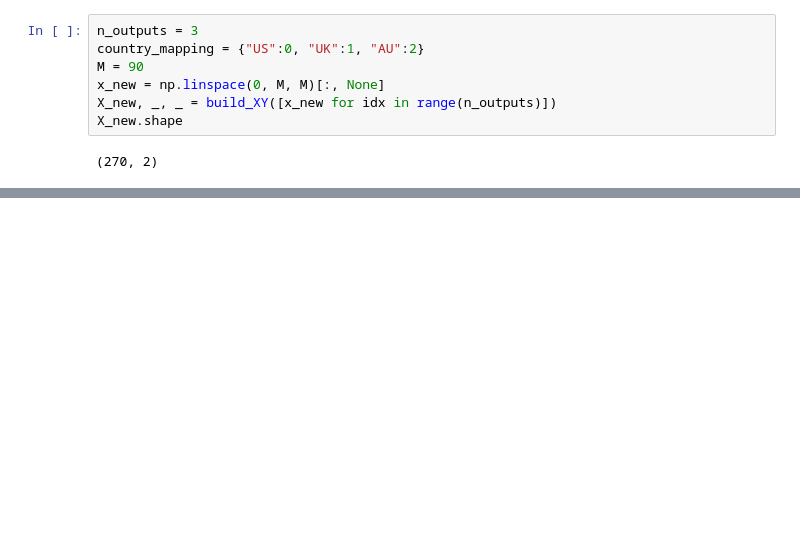
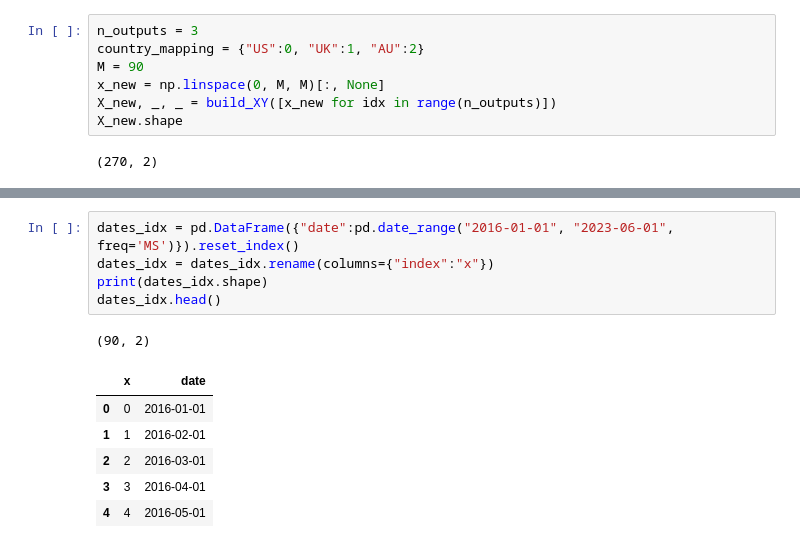
Before and after one commit to danhphan/credit-risk, a Jupyter notebook: nbs/03_prediction.ipynb, the cells around one changed output, grey strips where cells are left out. Saved outputs shown, nothing was run; the diff lists cells and outputs as text; blank space fills up the shorter version.

```diff
--- a/nbs/03_prediction.ipynb
+++ b/nbs/03_prediction.ipynb
@@ -64,0 +39,13 @@ plt.tight_layout()
+# %%
+dates_idx = pd.DataFrame({"date":pd.date_range("2016-01-01", "2023-06-01", freq='MS')}).reset_index()
+dates_idx = dates_idx.rename(columns={"index":"x"})
+print(dates_idx.shape)
+dates_idx.head()
+# %% [output]
+(90, 2)
+|  | x | date |
+| 0 | 0 | 2016-01-01 |
+| 1 | 1 | 2016-02-01 |
+| 2 | 2 | 2016-03-01 |
+| 3 | 3 | 2016-04-01 |
+| 4 | 4 | 2016-05-01 |
```
Also changed, not shown: parts of 4 cells of this notebook, 4 other files.
